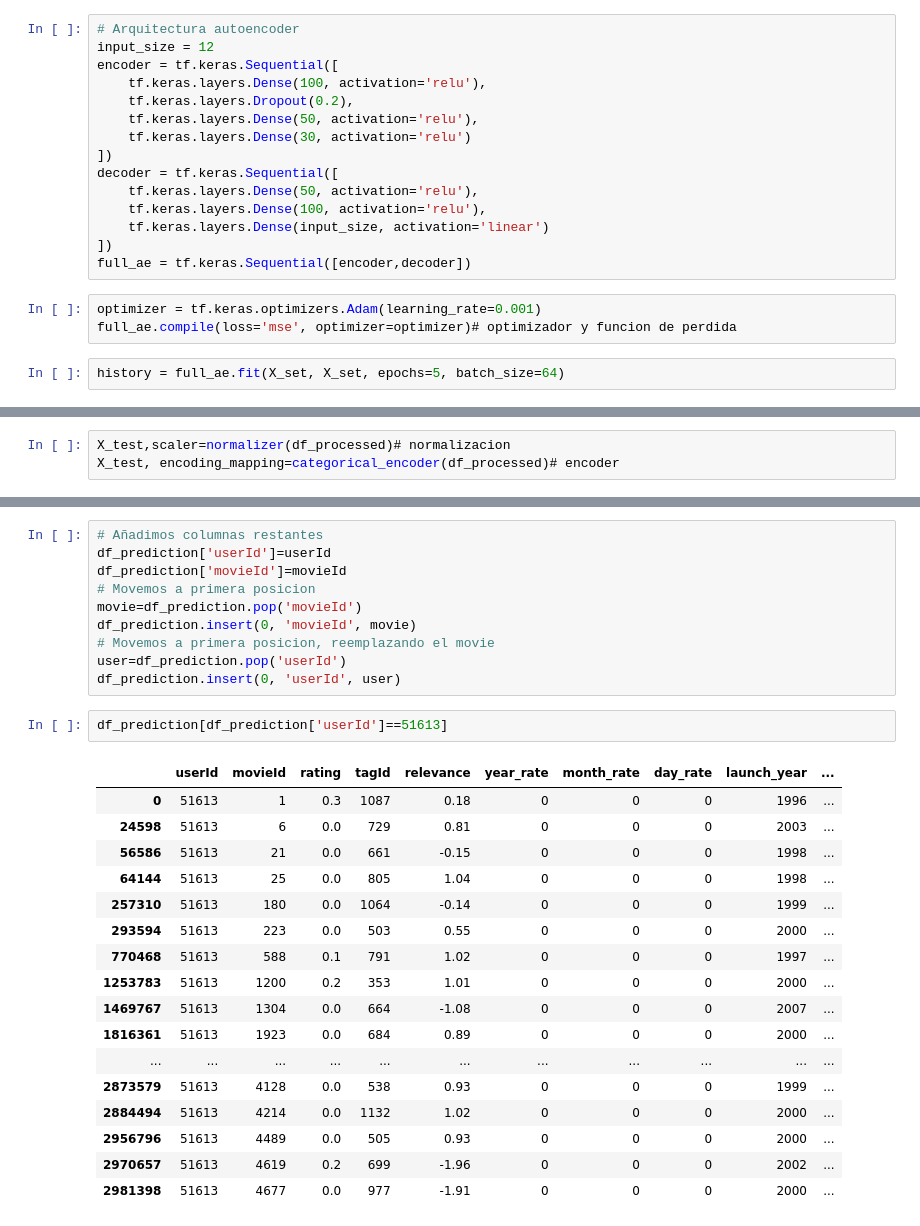
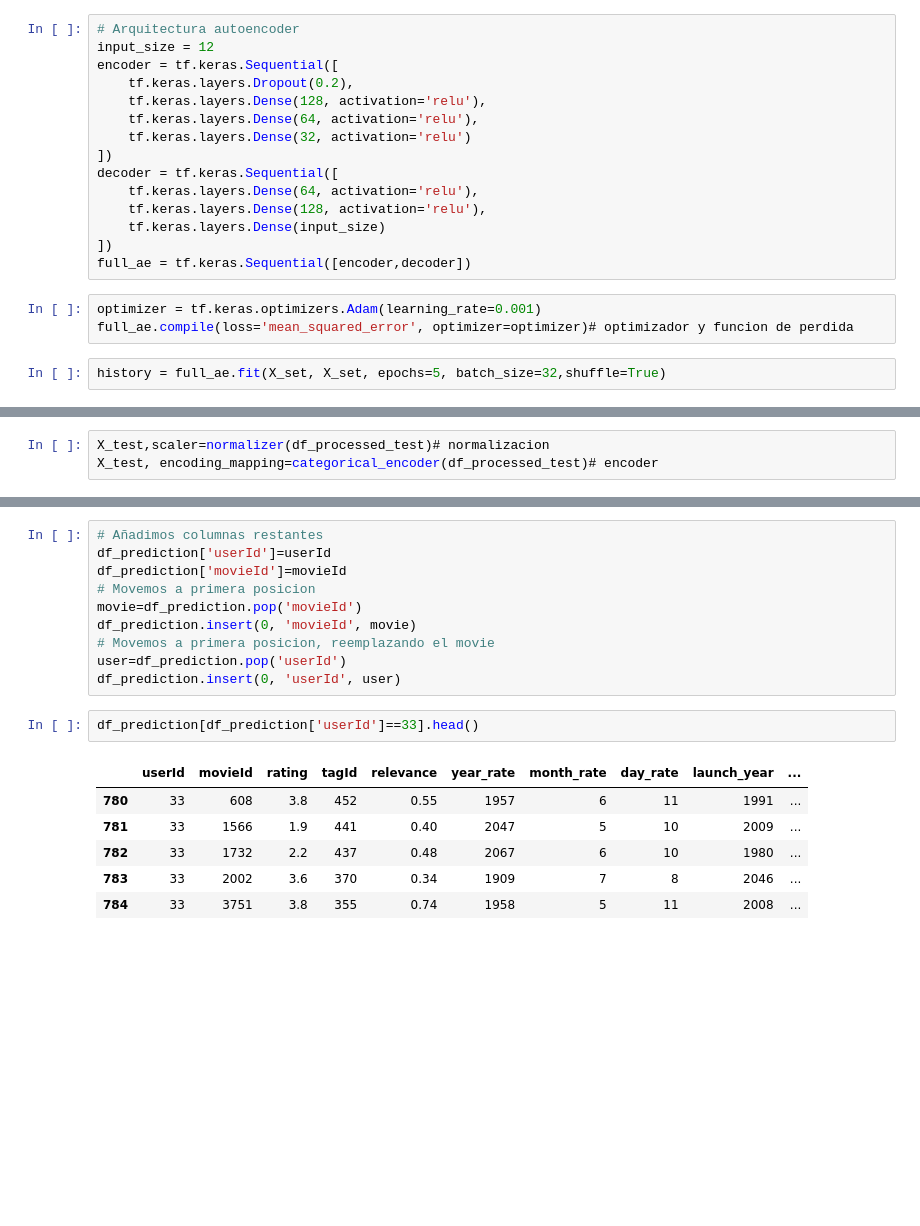
Before and after one commit to jarodriguezf/MoviesRecommender, a Jupyter notebook: src/modelling/model_aeV1.5.ipynb, the cells around one changed output, grey strips where cells are left out. Saved outputs shown, nothing was run; the diff lists cells and outputs as text; blank space fills up the shorter version.

Commit message:
modelado AutoEncoder V1.5 -NoFinal

```diff
--- a/src/modelling/model_aeV1.5.ipynb
+++ b/src/modelling/model_aeV1.5.ipynb
@@ -82,21 +98,21 @@ X_set.shape
 # Arquitectura autoencoder
 input_size = 12
 encoder = tf.keras.Sequential([
-    tf.keras.layers.Dense(100, activation='relu'),
     tf.keras.layers.Dropout(0.2),
-    tf.keras.layers.Dense(50, activation='relu'),
-    tf.keras.layers.Dense(30, activation='relu')
+    tf.keras.layers.Dense(128, activation='relu'),
+    tf.keras.layers.Dense(64, activation='relu'),
+    tf.keras.layers.Dense(32, activation='relu')
 ])
 decoder = tf.keras.Sequential([
-    tf.keras.layers.Dense(50, activation='relu'),
-    tf.keras.layers.Dense(100, activation='relu'),
-    tf.keras.layers.Dense(input_size, activation='linear')
+    tf.keras.layers.Dense(64, activation='relu'),
+    tf.keras.layers.Dense(128, activation='relu'),
+    tf.keras.layers.Dense(input_size)
 ])
 full_ae = tf.keras.Sequential([encoder,decoder])
 # %%
 optimizer = tf.keras.optimizers.Adam(learning_rate=0.001)
-full_ae.compile(loss='mse', optimizer=optimizer)# optimizador y funcion de perdida
+full_ae.compile(loss='mean_squared_error', optimizer=optimizer)# optimizador y funcion de perdida
 # %%
-history = full_ae.fit(X_set, X_set, epochs=5, batch_size=64)
+history = full_ae.fit(X_set, X_set, epochs=5, batch_size=32,shuffle=True)
 # %% [output]
 Epoch 1/5
@@ -143,4 +167,4 @@ df_processed= convert_to_zero(df_processed_test)# Llamamos a la funcion para con
 # %%
-X_test,scaler=normalizer(df_processed)# normalizacion
-X_test, encoding_mapping=categorical_encoder(df_processed)# encoder
+X_test,scaler=normalizer(df_processed_test)# normalizacion
+X_test, encoding_mapping=categorical_encoder(df_processed_test)# encoder
 # %%
@@ -194,22 +218,11 @@ df_prediction.insert(0, 'movieId', movie)
 user=df_prediction.pop('userId')
 df_prediction.insert(0, 'userId', user)
 # %%
-df_prediction[df_prediction['userId']==51613]
+df_prediction[df_prediction['userId']==33].head()
 # %% [output]
 |  | userId | movieId | rating | tagId | relevance | year_rate | month_rate | day_rate | launch_year | ... |
-| 0 | 51613 | 1 | 0.3 | 1087 | 0.18 | 0 | 0 | 0 | 1996 | ... |
-| 24598 | 51613 | 6 | 0.0 | 729 | 0.81 | 0 | 0 | 0 | 2003 | ... |
-| 56586 | 51613 | 21 | 0.0 | 661 | -0.15 | 0 | 0 | 0 | 1998 | ... |
-| 64144 | 51613 | 25 | 0.0 | 805 | 1.04 | 0 | 0 | 0 | 1998 | ... |
-| 257310 | 51613 | 180 | 0.0 | 1064 | -0.14 | 0 | 0 | 0 | 1999 | ... |
-| 293594 | 51613 | 223 | 0.0 | 503 | 0.55 | 0 | 0 | 0 | 2000 | ... |
-| 770468 | 51613 | 588 | 0.1 | 791 | 1.02 | 0 | 0 | 0 | 1997 | ... |
-| 1253783 | 51613 | 1200 | 0.2 | 353 | 1.01 | 0 | 0 | 0 | 2000 | ... |
-| 1469767 | 51613 | 1304 | 0.0 | 664 | -1.08 | 0 | 0 | 0 | 2007 | ... |
-| 1816361 | 51613 | 1923 | 0.0 | 684 | 0.89 | 0 | 0 | 0 | 2000 | ... |
-| ... | ... | ... | ... | ... | ... | ... | ... | ... | ... | ... |
-| 2873579 | 51613 | 4128 | 0.0 | 538 | 0.93 | 0 | 0 | 0 | 1999 | ... |
-| 2884494 | 51613 | 4214 | 0.0 | 1132 | 1.02 | 0 | 0 | 0 | 2000 | ... |
-| 2956796 | 51613 | 4489 | 0.0 | 505 | 0.93 | 0 | 0 | 0 | 2000 | ... |
-| 2970657 | 51613 | 4619 | 0.2 | 699 | -1.96 | 0 | 0 | 0 | 2002 | ... |
-| 2981398 | 51613 | 4677 | 0.0 | 977 | -1.91 | 0 | 0 | 0 | 2000 | ... |
+| 780 | 33 | 608 | 3.8 | 452 | 0.55 | 1957 | 6 | 11 | 1991 | ... |
+| 781 | 33 | 1566 | 1.9 | 441 | 0.40 | 2047 | 5 | 10 | 2009 | ... |
+| 782 | 33 | 1732 | 2.2 | 437 | 0.48 | 2067 | 6 | 10 | 1980 | ... |
+| 783 | 33 | 2002 | 3.6 | 370 | 0.34 | 1909 | 7 | 8 | 2046 | ... |
+| 784 | 33 | 3751 | 3.8 | 355 | 0.74 | 1958 | 5 | 11 | 2008 | ... |
```
Also changed, not shown: parts of 9 cells of this notebook, 2 other files.
